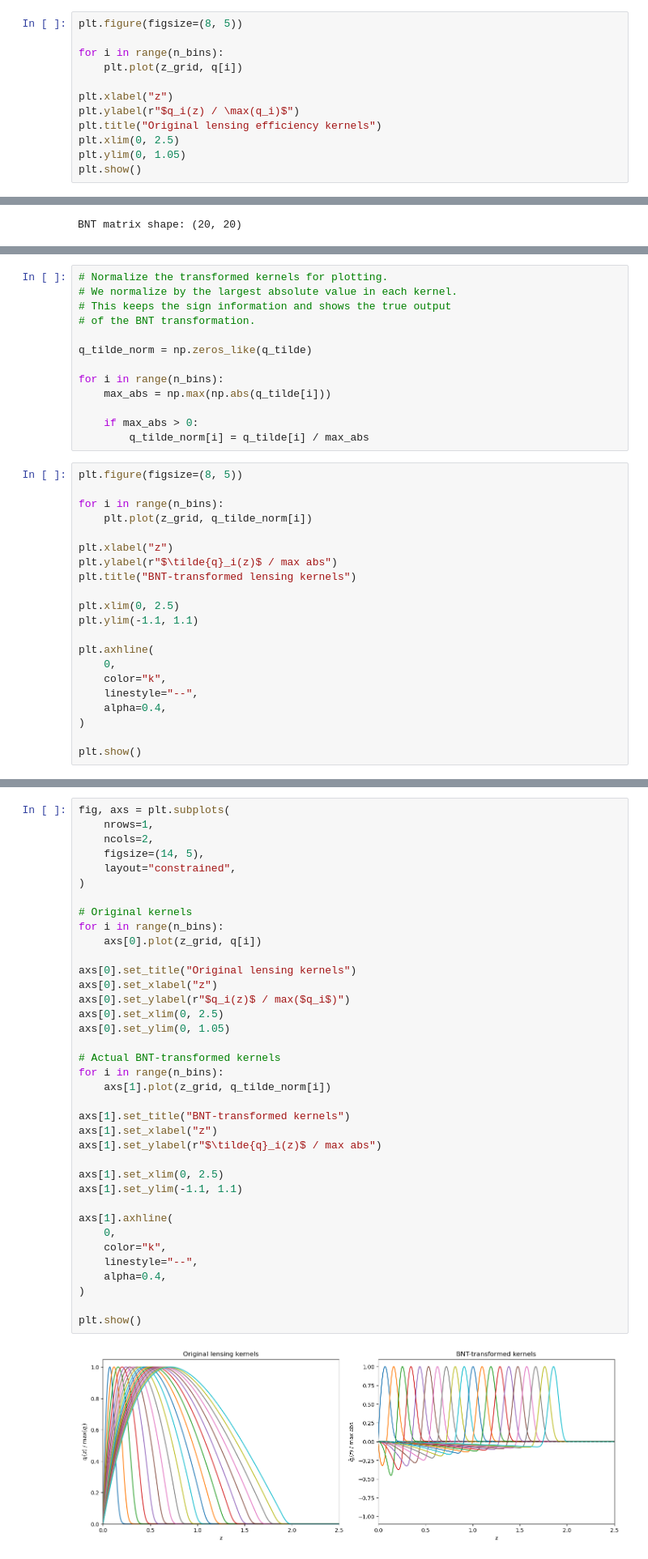
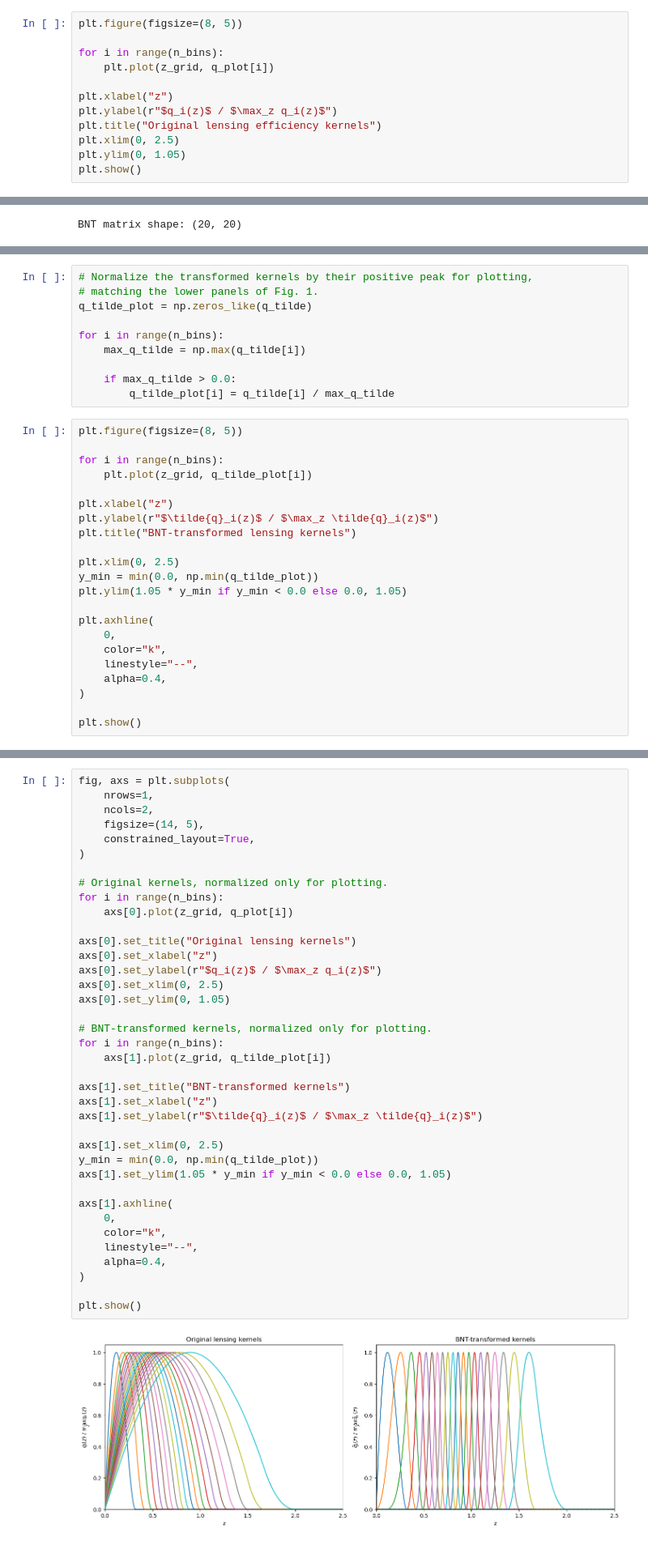
Before and after one commit to jhz7az/LSSTDP1WL, a Jupyter notebook: 20GalaxySimulation.ipynb, the cells around one changed output, grey strips where cells are left out. Shown at 81% size. Cells and saved outputs as stored; diff of their text form.

```diff
--- a/20GalaxySimulation.ipynb
+++ b/20GalaxySimulation.ipynb
@@ -122,10 +187,10 @@ for i in range(n_bins):
 plt.figure(figsize=(8, 5))
 
 for i in range(n_bins):
-    plt.plot(z_grid, q[i])
+    plt.plot(z_grid, q_plot[i])
 
 plt.xlabel("z")
-plt.ylabel(r"$q_i(z) / \max(q_i)$")
+plt.ylabel(r"$q_i(z)$ / $\max_z q_i(z)$")
 plt.title("Original lensing efficiency kernels")
 plt.xlim(0, 2.5)
 plt.ylim(0, 1.05)
@@ -197,29 +261,27 @@ BNT matrix shape: (20, 20)
 q_tilde = M @ q
 # %%
-# Normalize the transformed kernels for plotting.
-# We normalize by the largest absolute value in each kernel.
-# This keeps the sign information and shows the true output
-# of the BNT transformation.
-
-q_tilde_norm = np.zeros_like(q_tilde)
+# Normalize the transformed kernels by their positive peak for plotting,
+# matching the lower panels of Fig. 1.
+q_tilde_plot = np.zeros_like(q_tilde)
 
 for i in range(n_bins):
-    max_abs = np.max(np.abs(q_tilde[i]))
+    max_q_tilde = np.max(q_tilde[i])
 
-    if max_abs > 0:
-        q_tilde_norm[i] = q_tilde[i] / max_abs
+    if max_q_tilde > 0.0:
+        q_tilde_plot[i] = q_tilde[i] / max_q_tilde
 # %%
 plt.figure(figsize=(8, 5))
 
 for i in range(n_bins):
-    plt.plot(z_grid, q_tilde_norm[i])
+    plt.plot(z_grid, q_tilde_plot[i])
 
 plt.xlabel("z")
-plt.ylabel(r"$\tilde{q}_i(z)$ / max abs")
+plt.ylabel(r"$\tilde{q}_i(z)$ / $\max_z \tilde{q}_i(z)$")
 plt.title("BNT-transformed lensing kernels")
 
 plt.xlim(0, 2.5)
-plt.ylim(-1.1, 1.1)
+y_min = min(0.0, np.min(q_tilde_plot))
+plt.ylim(1.05 * y_min if y_min < 0.0 else 0.0, 1.05)
 
 plt.axhline(
     0,
@@ -234,40 +296,41 @@ plt.show()
 # %%
 fig, axs = plt.subplots(
     nrows=1,
     ncols=2,
     figsize=(14, 5),
-    layout="constrained",
+    constrained_layout=True,
 )
 
-# Original kernels
+# Original kernels, normalized only for plotting.
 for i in range(n_bins):
-    axs[0].plot(z_grid, q[i])
+    axs[0].plot(z_grid, q_plot[i])
 
 axs[0].set_title("Original lensing kernels")
 axs[0].set_xlabel("z")
-axs[0].set_ylabel(r"$q_i(z)$ / max($q_i$)")
+axs[0].set_ylabel(r"$q_i(z)$ / $\max_z q_i(z)$")
 axs[0].set_xlim(0, 2.5)
 axs[0].set_ylim(0, 1.05)
 
-# Actual BNT-transformed kernels
+# BNT-transformed kernels, normalized only for plotting.
 for i in range(n_bins):
-    axs[1].plot(z_grid, q_tilde_norm[i])
+    axs[1].plot(z_grid, q_tilde_plot[i])
 
 axs[1].set_title("BNT-transformed kernels")
 axs[1].set_xlabel("z")
-axs[1].set_ylabel(r"$\tilde{q}_i(z)$ / max abs")
+axs[1].set_ylabel(r"$\tilde{q}_i(z)$ / $\max_z \tilde{q}_i(z)$")
 
 axs[1].set_xlim(0, 2.5)
-axs[1].set_ylim(-1.1, 1.1)
+y_min = min(0.0, np.min(q_tilde_plot))
+axs[1].set_ylim(1.05 * y_min if y_min < 0.0 else 0.0, 1.05)
 
 axs[1].axhline(
     0,
     color="k",
     linestyle="--",
     alpha=0.4,
 )
 
 plt.show()
 # %% [output]
-[figure, old version]
+[figure, new version]
 # %% [markdown]
```
Also changed, not shown: parts of 12 cells of this notebook.
